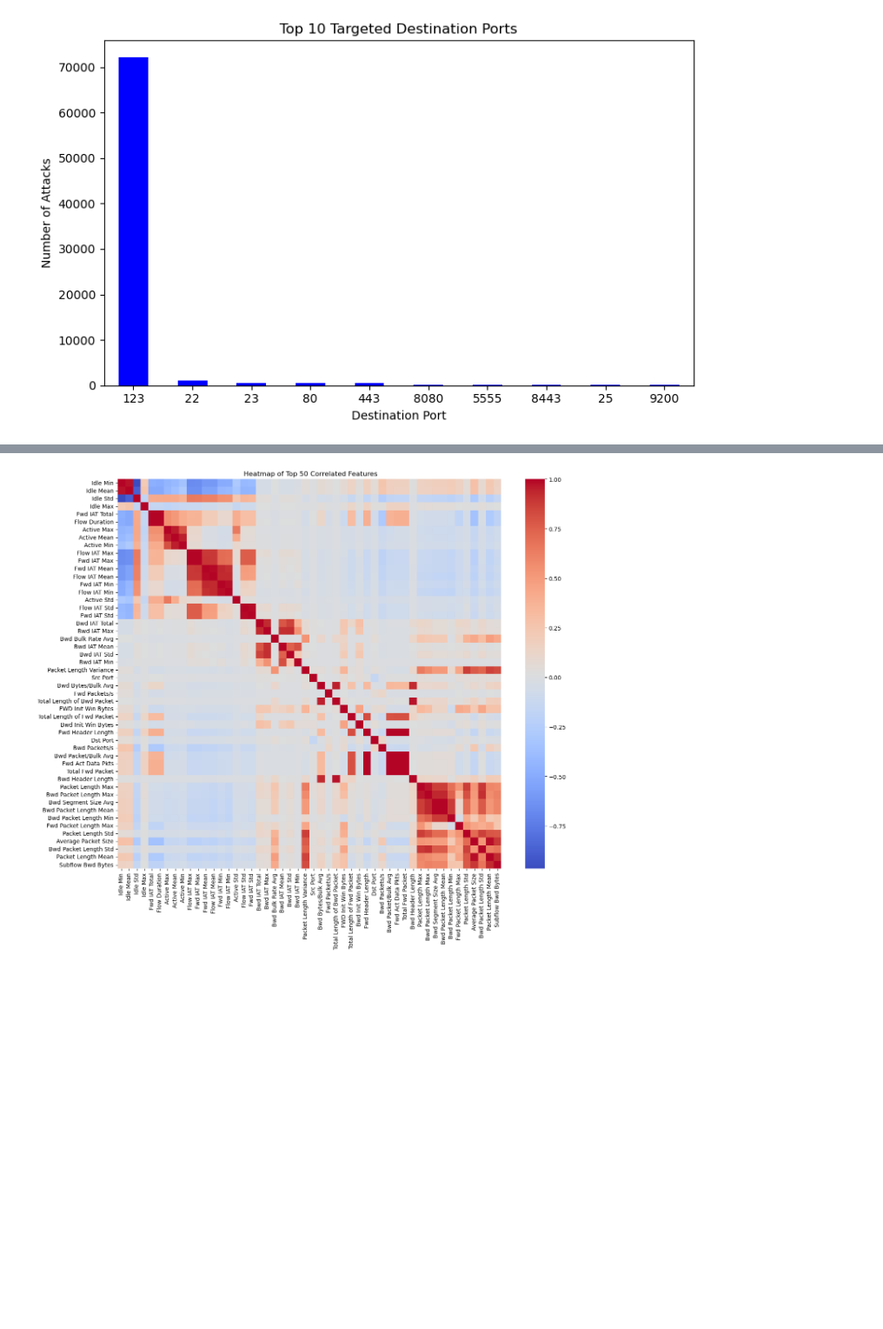
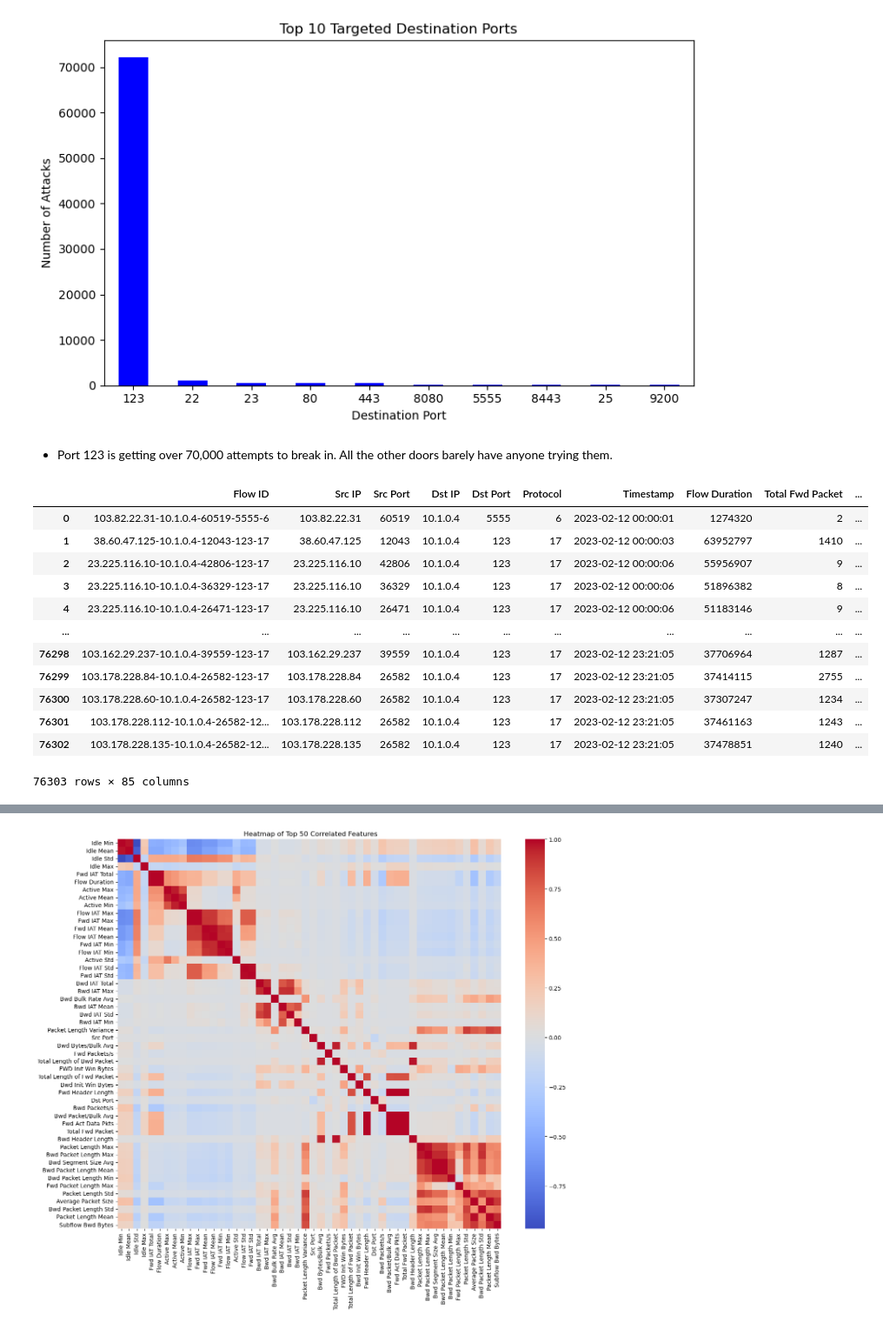
Before and after one commit to Totally-Kyle/The-CyberChase, a Jupyter notebook: EDA.ipynb, the cells around one changed output, grey strips where cells are left out. Shown at 87% size. Cells and saved outputs as stored; diff of their text form; code cells hidden in the pictures; blank space fills up the shorter version.

```diff
--- a/EDA.ipynb
+++ b/EDA.ipynb
@@ -128,3 +137,37 @@ plt.tight_layout()
 plt.show()
 # %% [output]
 [figure]
+# %% [markdown]
+- Port 123 is getting over 70,000 attempts to break in. All the other doors barely have anyone trying them.
+# %%
+reader = geoip2.database.Reader('/Users/sa3/Downloads/archive/GeoLite2-Country_20250610/GeoLite2-Country.mmdb')
+
+# Build location info
+locations = []
+for ip in Feb12['Src IP']:
+    try:
+        # Use the country() method for the GeoLite2-Country database
+        response = reader.country(ip)
+        country = response.country.name or "Unknown Country"
+        location_str = f"{country}"
+    except Exception as e:
+        location_str = f"Error: {e}"
+    locations.append(location_str)
+
+# Add to DataFrame
+Feb12['Location'] = locations
+Feb12
+# %% [output]
+|  | Flow ID | Src IP | Src Port | Dst IP | Dst Port | Protocol | Timestamp | Flow Duration | Total Fwd Packet | ... |
+| 0 | 103.82.22.31-10.1.0.4-60519-5555-6 | 103.82.22.31 | 60519 | 10.1.0.4 | 5555 | 6 | 2023-02-12 00:00:01 | 1274320 | 2 | ... |
+| 1 | 38.60.47.125-10.1.0.4-12043-123-17 | 38.60.47.125 | 12043 | 10.1.0.4 | 123 | 17 | 2023-02-12 00:00:03 | 63952797 | 1410 | ... |
+| 2 | 23.225.116.10-10.1.0.4-42806-123-17 | 23.225.116.10 | 42806 | 10.1.0.4 | 123 | 17 | 2023-02-12 00:00:06 | 55956907 | 9 | ... |
+| 3 | 23.225.116.10-10.1.0.4-36329-123-17 | 23.225.116.10 | 36329 | 10.1.0.4 | 123 | 17 | 2023-02-12 00:00:06 | 51896382 | 8 | ... |
+| 4 | 23.225.116.10-10.1.0.4-26471-123-17 | 23.225.116.10 | 26471 | 10.1.0.4 | 123 | 17 | 2023-02-12 00:00:06 | 51183146 | 9 | ... |
+| ... | ... | ... | ... | ... | ... | ... | ... | ... | ... | ... |
+| 76298 | 103.162.29.237-10.1.0.4-39559-123-17 | 103.162.29.237 | 39559 | 10.1.0.4 | 123 | 17 | 2023-02-12 23:21:05 | 37706964 | 1287 | ... |
+| 76299 | 103.178.228.84-10.1.0.4-26582-123-17 | 103.178.228.84 | 26582 | 10.1.0.4 | 123 | 17 | 2023-02-12 23:21:05 | 37414115 | 2755 | ... |
+| 76300 | 103.178.228.60-10.1.0.4-26582-123-17 | 103.178.228.60 | 26582 | 10.1.0.4 | 123 | 17 | 2023-02-12 23:21:05 | 37307247 | 1234 | ... |
+| 76301 | 103.178.228.112-10.1.0.4-26582-12... | 103.178.228.112 | 26582 | 10.1.0.4 | 123 | 17 | 2023-02-12 23:21:05 | 37461163 | 1243 | ... |
+| 76302 | 103.178.228.135-10.1.0.4-26582-12... | 103.178.228.135 | 26582 | 10.1.0.4 | 123 | 17 | 2023-02-12 23:21:05 | 37478851 | 1240 | ... |
+76303 rows × 85 columns
```
Also changed, not shown: parts of 10 cells of this notebook.
